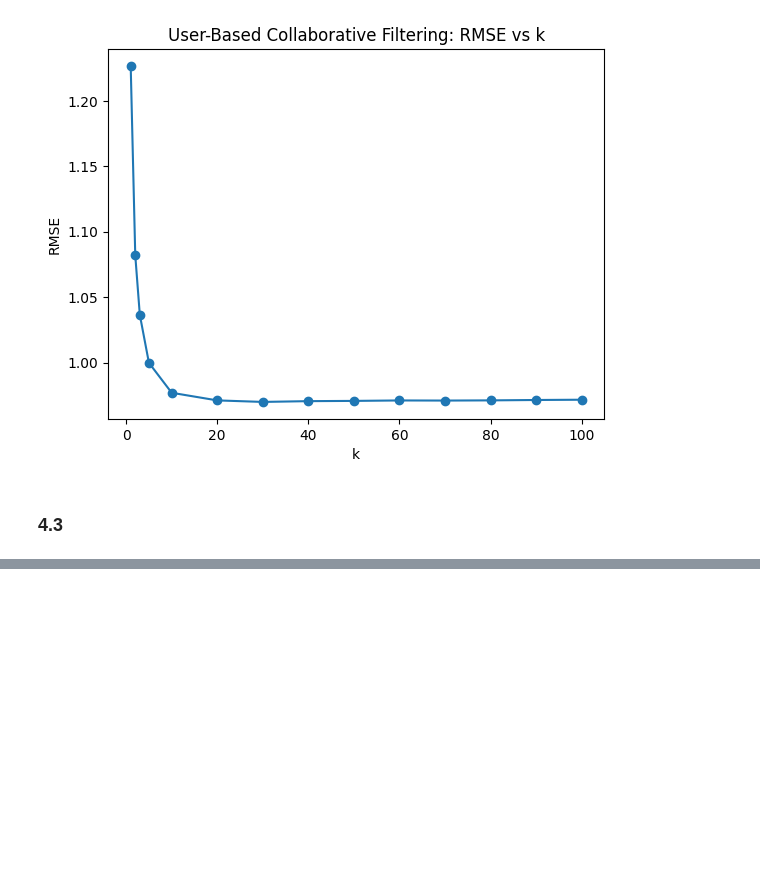
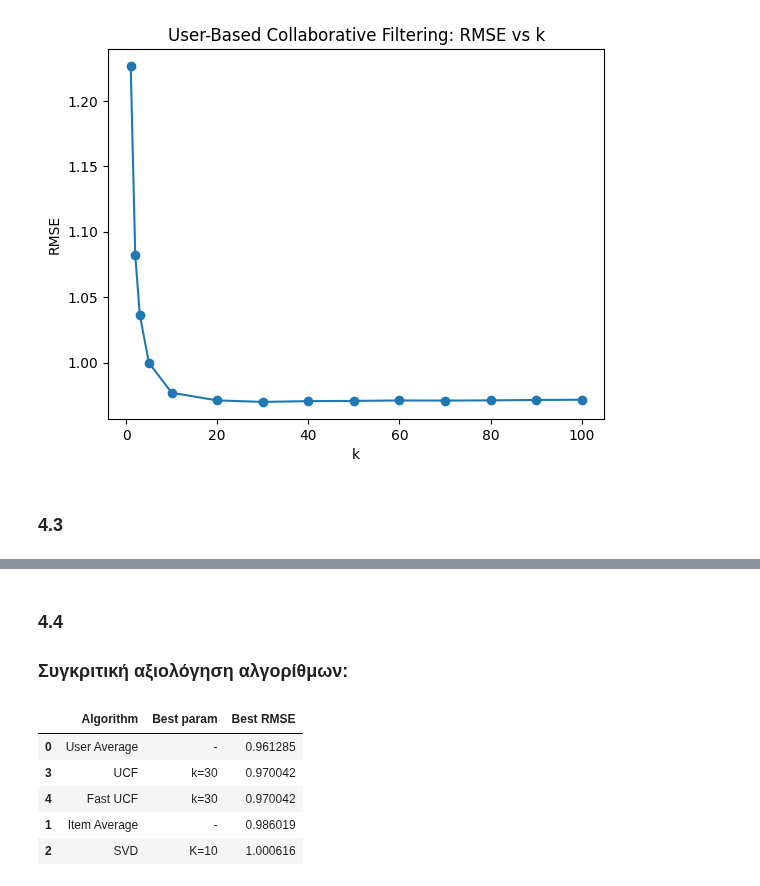
Before and after one commit to BillPapakyriakou/DataMining-Notebooks, a Jupyter notebook: assignment_2.ipynb, the cells around one changed output, grey strips where cells are left out. Saved outputs shown, nothing was run; the diff lists cells and outputs as text; code cells hidden in the pictures; blank space fills up the shorter version.

```diff
--- a/assignment_2.ipynb
+++ b/assignment_2.ipynb
@@ -769,0 +823,23 @@ k=100  RMSE=0.971723
+# %% [markdown]
+### **4.4**
+
+### Συγκριτική αξιολόγηση αλγορίθμων:
+# %%
+results = [
+    {"Algorithm": "User Average", "Best param": "-",    "Best RMSE": 0.9612850028952498},
+    {"Algorithm": "Item Average", "Best param": "-",    "Best RMSE": 0.9860185686573368},
+    {"Algorithm": "SVD",          "Best param": "K=10", "Best RMSE": 1.000616},
+    {"Algorithm": "UCF",          "Best param": "k=30", "Best RMSE": 0.970042},
+    {"Algorithm": "Fast UCF",     "Best param": "k=30", "Best RMSE": 0.970042},
+]
+
+results_dataframe = pd.DataFrame(results).sort_values("Best RMSE")
+
+results_dataframe
+# %% [output]
+|  | Algorithm | Best param | Best RMSE |
+| 0 | User Average | - | 0.961285 |
+| 3 | UCF | k=30 | 0.970042 |
+| 4 | Fast UCF | k=30 | 0.970042 |
+| 1 | Item Average | - | 0.986019 |
+| 2 | SVD | K=10 | 1.000616 |
```
Also changed, not shown: parts of 10 cells of this notebook.
